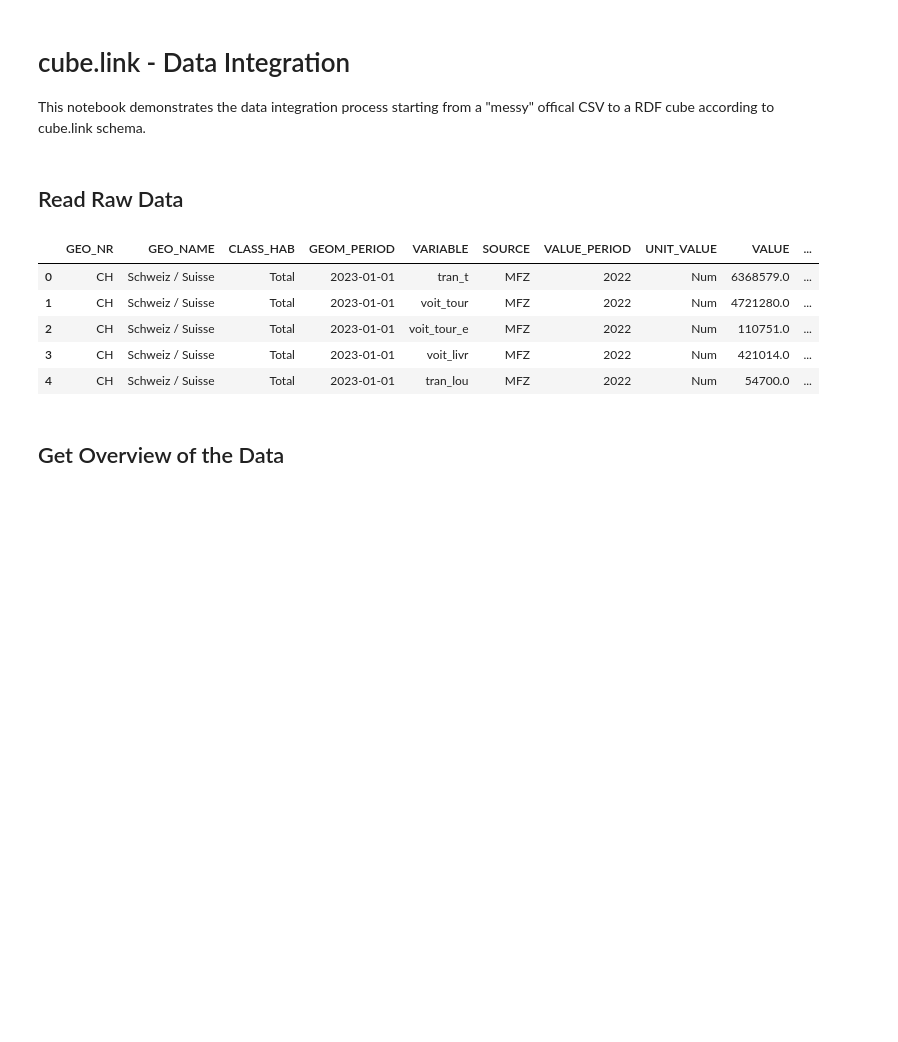
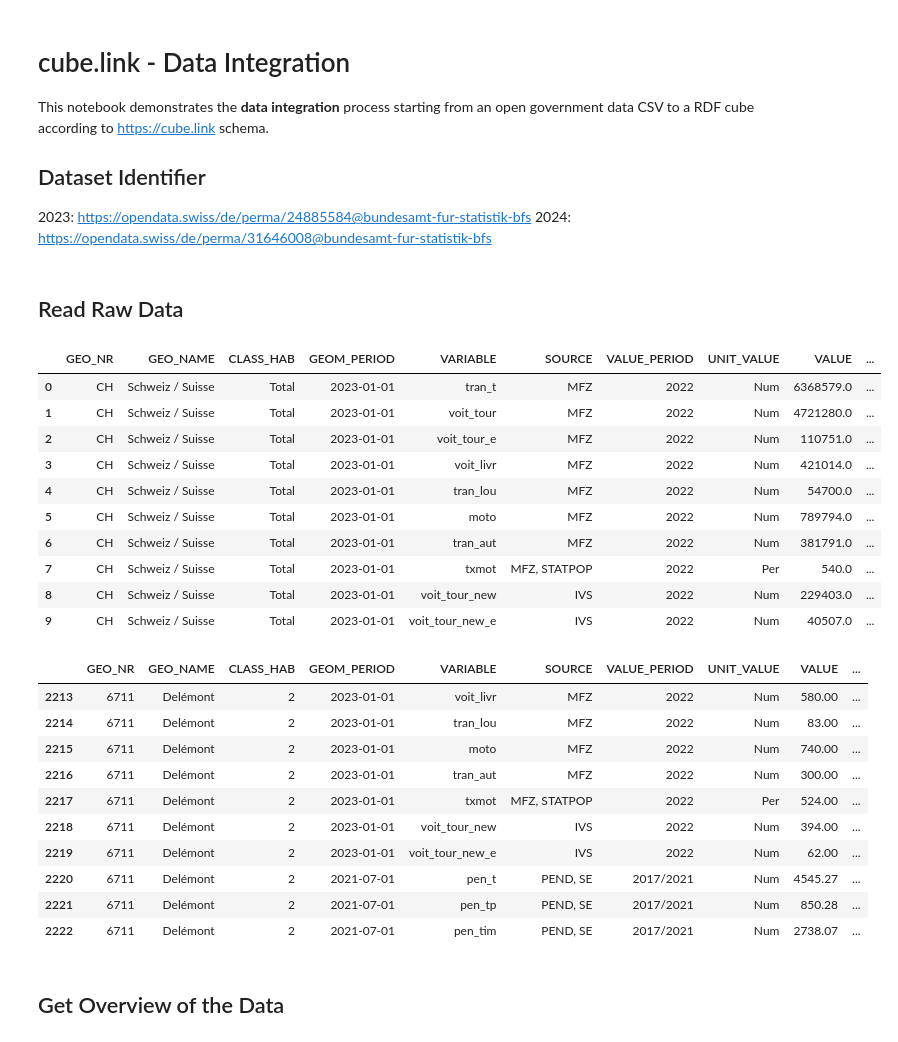
Before and after one commit to bequrios/LINDAS, a Jupyter notebook: notebooks/integration.ipynb, the cells around one changed output. Drawn from its saved outputs; the diff is of its cells as text; code cells hidden in the pictures; blank space fills up the shorter version.

```diff
--- a/notebooks/integration.ipynb
+++ b/notebooks/integration.ipynb
@@ -1,22 +1,44 @@
 # %% [markdown]
 # cube.link - Data Integration
 
-This notebook demonstrates the data integration process starting from a "messy" offical CSV to a RDF cube according to cube.link schema.
+This notebook demonstrates the **data integration** process starting from an open government data CSV to a RDF cube according to https://cube.link schema.
+
+## Dataset Identifier
+
+2023: https://opendata.swiss/de/perma/24885584@bundesamt-fur-statistik-bfs
+2024: https://opendata.swiss/de/perma/31646008@bundesamt-fur-statistik-bfs
 # %% [markdown]
 ## Read Raw Data
 # %%
 import pandas as pd
 
 df = pd.read_csv('https://dam-api.bfs.admin.ch/hub/api/dam/assets/31646012/master')
 
-df.head()
+display(df.head(10))
+display(df.tail(10))
 # %% [output]
 |  | GEO_NR | GEO_NAME | CLASS_HAB | GEOM_PERIOD | VARIABLE | SOURCE | VALUE_PERIOD | UNIT_VALUE | VALUE | ... |
 | 0 | CH | Schweiz / Suisse | Total | 2023-01-01 | tran_t | MFZ | 2022 | Num | 6368579.0 | ... |
 | 1 | CH | Schweiz / Suisse | Total | 2023-01-01 | voit_tour | MFZ | 2022 | Num | 4721280.0 | ... |
 | 2 | CH | Schweiz / Suisse | Total | 2023-01-01 | voit_tour_e | MFZ | 2022 | Num | 110751.0 | ... |
 | 3 | CH | Schweiz / Suisse | Total | 2023-01-01 | voit_livr | MFZ | 2022 | Num | 421014.0 | ... |
 | 4 | CH | Schweiz / Suisse | Total | 2023-01-01 | tran_lou | MFZ | 2022 | Num | 54700.0 | ... |
+| 5 | CH | Schweiz / Suisse | Total | 2023-01-01 | moto | MFZ | 2022 | Num | 789794.0 | ... |
+| 6 | CH | Schweiz / Suisse | Total | 2023-01-01 | tran_aut | MFZ | 2022 | Num | 381791.0 | ... |
+| 7 | CH | Schweiz / Suisse | Total | 2023-01-01 | txmot | MFZ, STATPOP | 2022 | Per | 540.0 | ... |
+| 8 | CH | Schweiz / Suisse | Total | 2023-01-01 | voit_tour_new | IVS | 2022 | Num | 229403.0 | ... |
+| 9 | CH | Schweiz / Suisse | Total | 2023-01-01 | voit_tour_new_e | IVS | 2022 | Num | 40507.0 | ... |
+|  | GEO_NR | GEO_NAME | CLASS_HAB | GEOM_PERIOD | VARIABLE | SOURCE | VALUE_PERIOD | UNIT_VALUE | VALUE | ... |
+| 2213 | 6711 | Delémont | 2 | 2023-01-01 | voit_livr | MFZ | 2022 | Num | 580.00 | ... |
+| 2214 | 6711 | Delémont | 2 | 2023-01-01 | tran_lou | MFZ | 2022 | Num | 83.00 | ... |
+| 2215 | 6711 | Delémont | 2 | 2023-01-01 | moto | MFZ | 2022 | Num | 740.00 | ... |
+| 2216 | 6711 | Delémont | 2 | 2023-01-01 | tran_aut | MFZ | 2022 | Num | 300.00 | ... |
+| 2217 | 6711 | Delémont | 2 | 2023-01-01 | txmot | MFZ, STATPOP | 2022 | Per | 524.00 | ... |
+| 2218 | 6711 | Delémont | 2 | 2023-01-01 | voit_tour_new | IVS | 2022 | Num | 394.00 | ... |
+| 2219 | 6711 | Delémont | 2 | 2023-01-01 | voit_tour_new_e | IVS | 2022 | Num | 62.00 | ... |
+| 2220 | 6711 | Delémont | 2 | 2021-07-01 | pen_t | PEND, SE | 2017/2021 | Num | 4545.27 | ... |
+| 2221 | 6711 | Delémont | 2 | 2021-07-01 | pen_tp | PEND, SE | 2017/2021 | Num | 850.28 | ... |
+| 2222 | 6711 | Delémont | 2 | 2021-07-01 | pen_tim | PEND, SE | 2017/2021 | Num | 2738.07 | ... |
 # %% [markdown]
 ## Get Overview of the Data
 # %%
```
Also changed, not shown: parts of 8 cells of this notebook, 2 other files.
